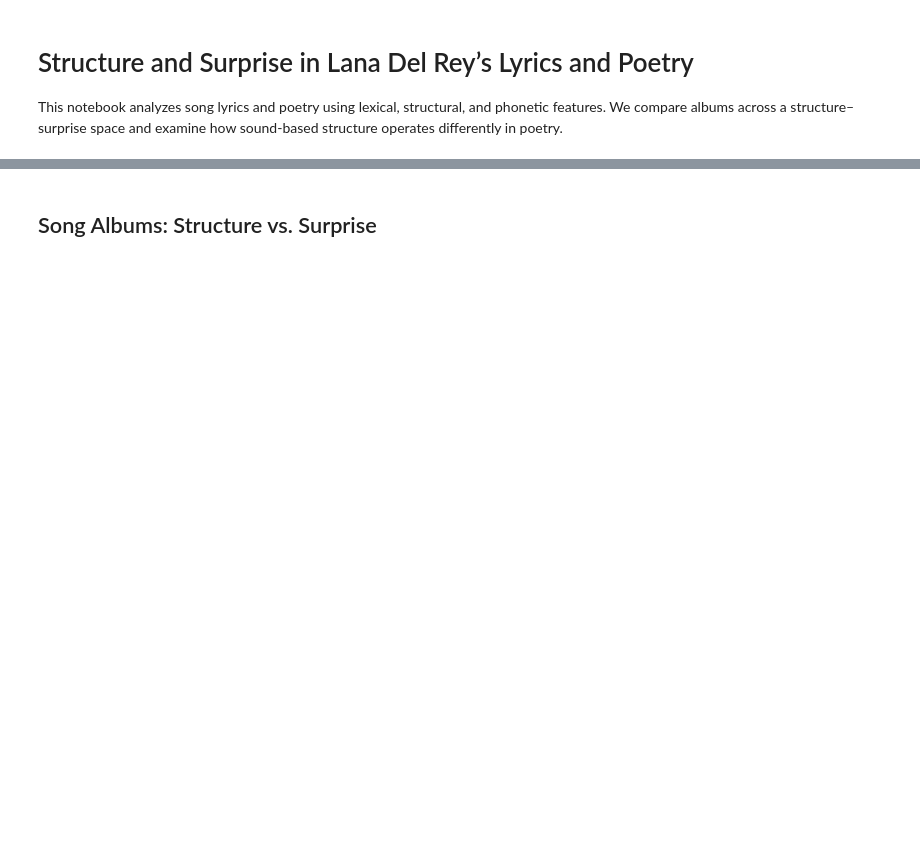
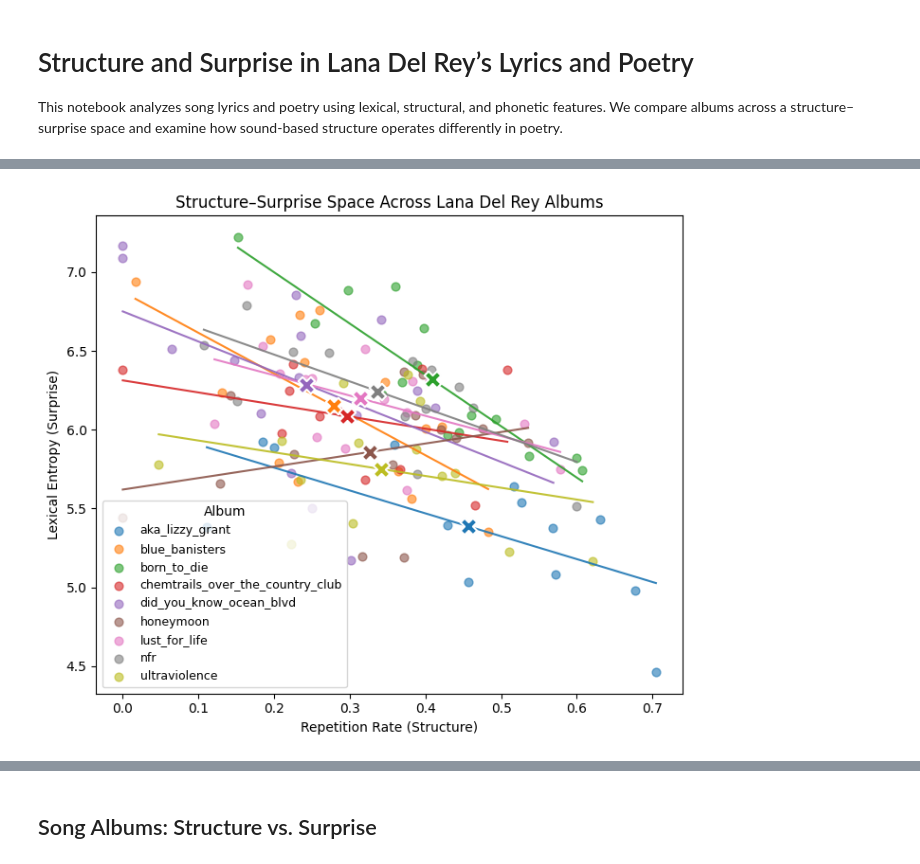
Before and after one commit to mahlidol/lana_analysis-main, a Jupyter notebook: CMOR-438/notebooks/02_structure_surprise.ipynb, the cells around one changed output, grey strips where cells are left out. Saved outputs shown, nothing was run; the diff lists cells and outputs as text; code cells hidden in the pictures; blank space fills up the shorter version.

```diff
--- a/CMOR-438/notebooks/02_structure_surprise.ipynb
+++ b/CMOR-438/notebooks/02_structure_surprise.ipynb
@@ -30,6 +26,8 @@ ALBUM_YEARS = {
     "rumours": 1977,
     "say_you_will": 2003,
     "street_angel": 1994,
+    "badlands": 2015,
+    "hopeless_fountain_kingdom": 2017,
 
     # Poetry
     "ariel": 1965,
@@ -69,6 +67,8 @@ NON_LANA_ALBUMS = {
     "rumours",
     "say_you_will",
     "street_angel",
+    "badlands",
+    "hopeless_fountain_kingdom",
 }
 
 
@@ -108,30 +115,51 @@ print("Poetry collections:", sorted(df_poems["album"].unique()))
 # %%
 plt.figure(figsize=(7, 6))
 
 for album in sorted(df_lana["album"].unique()):
     sub = df_lana[df_lana["album"] == album]
 
     plt.scatter(
         sub["repetition_rate"],
         sub["lexical_entropy"],
-        s=45,
-        alpha=0.8,
+        s=40,
+        alpha=0.6,
         label=album
     )
 
     if len(sub) > 1:
         x = sub["repetition_rate"].values
         y = sub["lexical_entropy"].values
         m, b = np.polyfit(x, y, 1)
-        xs = np.linspace(0, .75, 100)
-        plt.plot(xs, m * xs + b, alpha=0.7)
+        xs = np.linspace(x.min(), x.max(), 100)
+        ys = m * xs + b
+
+        line, = plt.plot(xs, ys, alpha=0.9)
+        line_color = line.get_color()
+
+
+    mean_x = x.mean()
+    mean_y = y.mean()
+
+    plt.scatter(
+    mean_x,
+    mean_y,
+    marker="X",
+    s=160,
+    color=line_color,
+    edgecolor="white",
+    linewidth=1.5,
+    zorder=6
+)
+
 
 plt.xlabel("Repetition Rate (Structure)")
 plt.ylabel("Lexical Entropy (Surprise)")
 plt.title("Structure–Surprise Space Across Lana Del Rey Albums")
 plt.legend(title="Album", fontsize=9)
 plt.tight_layout()
 plt.show()
+# %% [output]
+[figure, added]
 # %%
 plt.figure(figsize=(6, 5))
 
```
Also changed, not shown: parts of 11 cells of this notebook, 1 other file.
